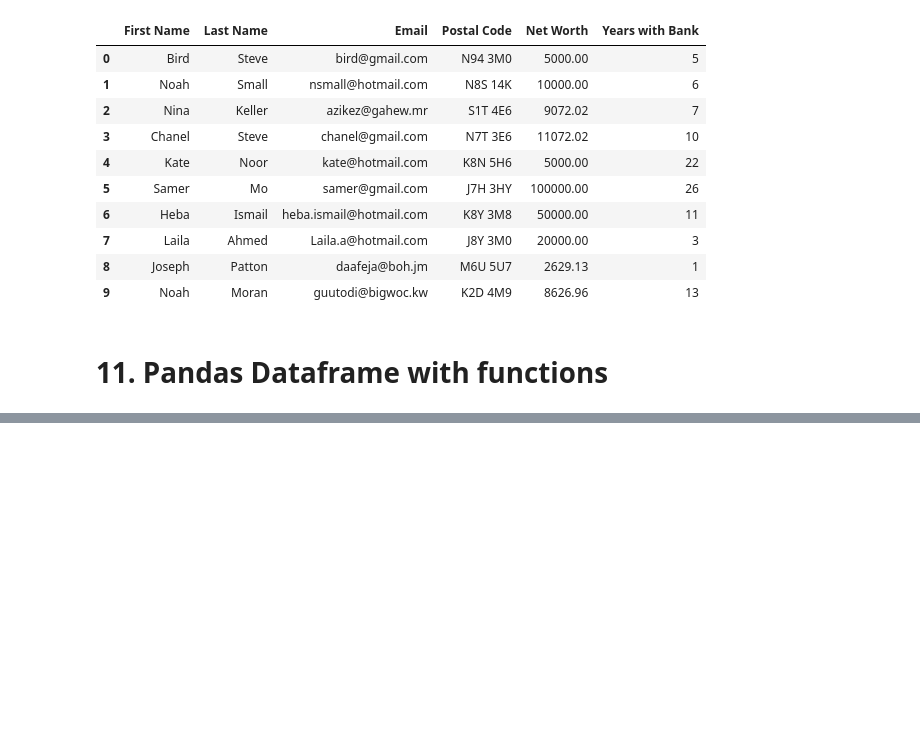
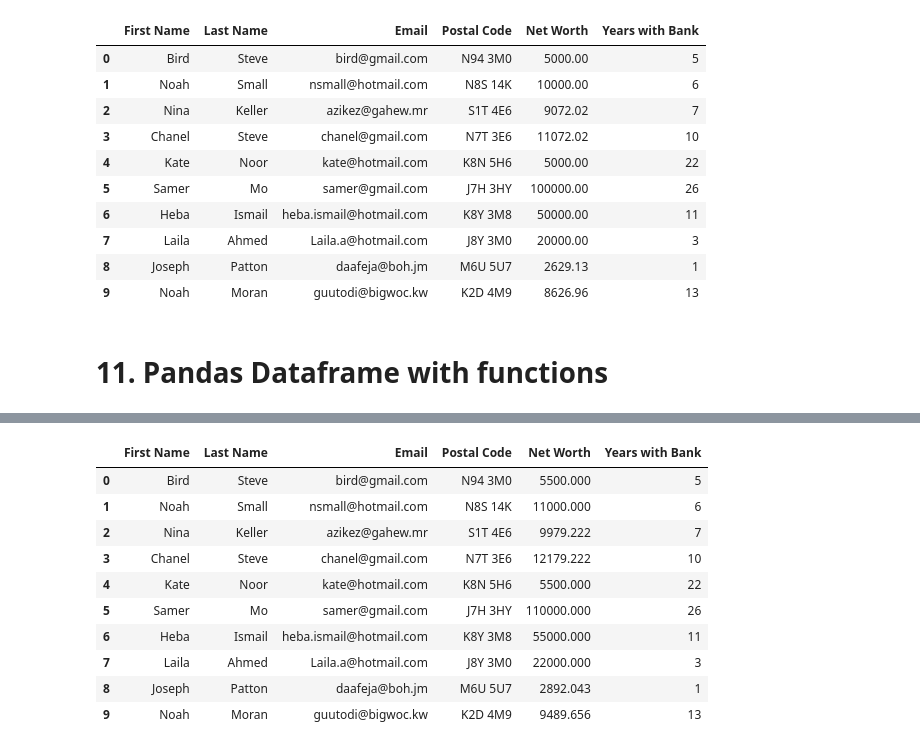
Before and after one commit to niharraju4/Data_Cleaning-Pandas, a Jupyter notebook: Pandas_Series/pandasDataframe.ipynb, the cells around one changed output, grey strips where cells are left out. Cells and saved outputs as stored; diff of their text form; code cells hidden in the pictures; blank space fills up the shorter version.

```diff
--- a/Pandas_Series/pandasDataframe.ipynb
+++ b/Pandas_Series/pandasDataframe.ipynb
@@ -975,0 +978,3 @@ bank_df['Rank'] = bank_df['Net Worth']
+# %%
+bank_df = pd.read_csv('bank_client_information.csv')
+bank_df
@@ -975,0 +993,20 @@ bank_df['Rank'] = bank_df['Net Worth']
+# %%
+# Define a function that increases all clients networth by a fixed value of 10% (for simplicity sake)
+def networth_update(balance):
+    return balance *1.1
+# %%
+# You can apply a function to the DataFrame
+bank_df['Net Worth'] = bank_df['Net Worth'].apply(networth_update)
+bank_df
+# %% [output]
+|  | First Name | Last Name | Email | Postal Code | Net Worth | Years with Bank |
+| 0 | Bird | Steve | bird@gmail.com | N94 3M0 | 5500.000 | 5 |
+| 1 | Noah | Small | nsmall@hotmail.com | N8S 14K | 11000.000 | 6 |
+| 2 | Nina | Keller | azikez@gahew.mr | S1T 4E6 | 9979.222 | 7 |
+| 3 | Chanel | Steve | chanel@gmail.com | N7T 3E6 | 12179.222 | 10 |
+| 4 | Kate | Noor | kate@hotmail.com | K8N 5H6 | 5500.000 | 22 |
+| 5 | Samer | Mo | samer@gmail.com | J7H 3HY | 110000.000 | 26 |
+| 6 | Heba | Ismail | heba.ismail@hotmail.com | K8Y 3M8 | 55000.000 | 11 |
+| 7 | Laila | Ahmed | Laila.a@hotmail.com | J8Y 3M0 | 22000.000 | 3 |
+| 8 | Joseph | Patton | daafeja@boh.jm | M6U 5U7 | 2892.043 | 1 |
+| 9 | Noah | Moran | guutodi@bigwoc.kw | K2D 4M9 | 9489.656 | 13 |
```
Also changed, not shown: parts of 6 cells of this notebook.
